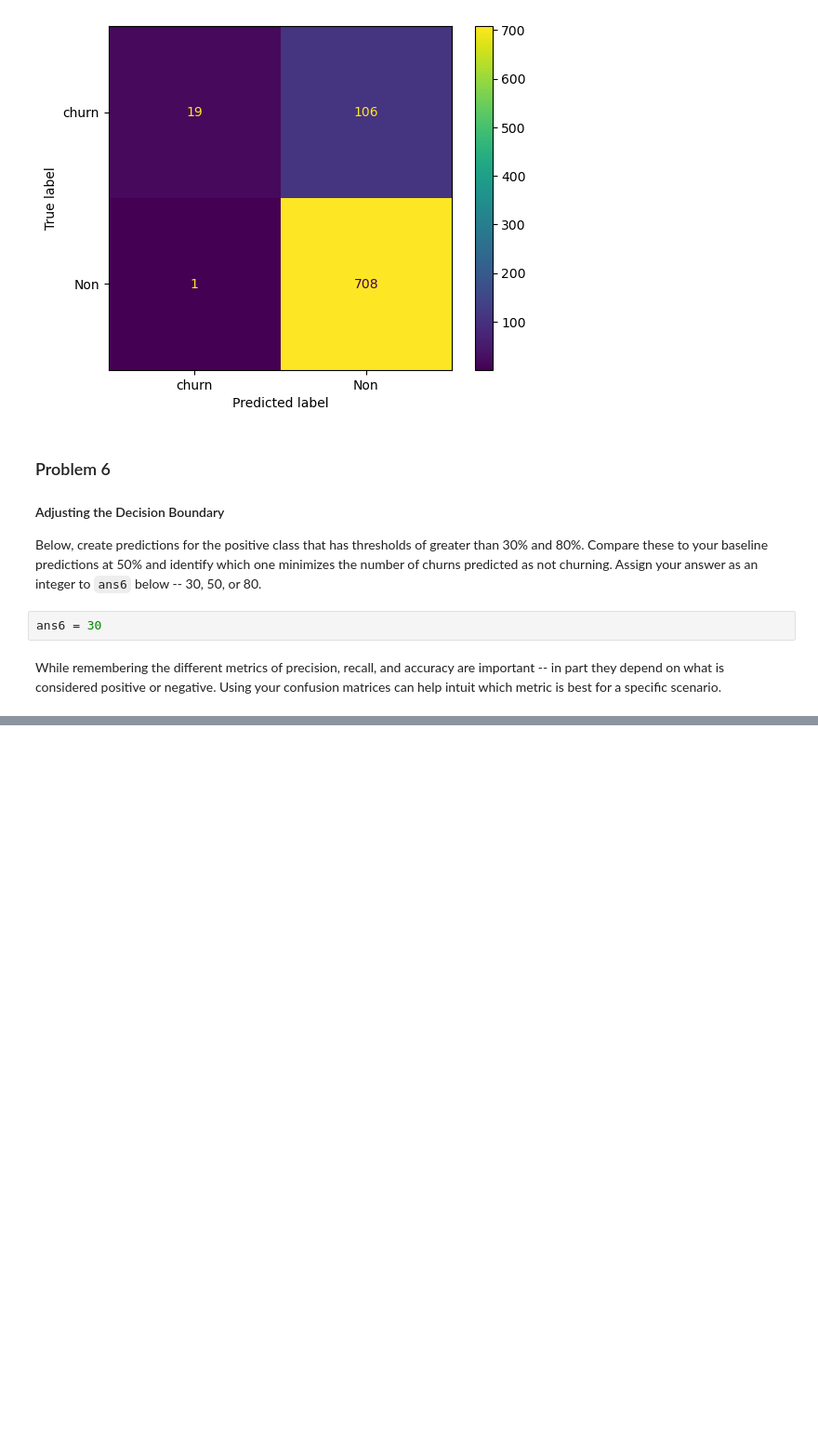
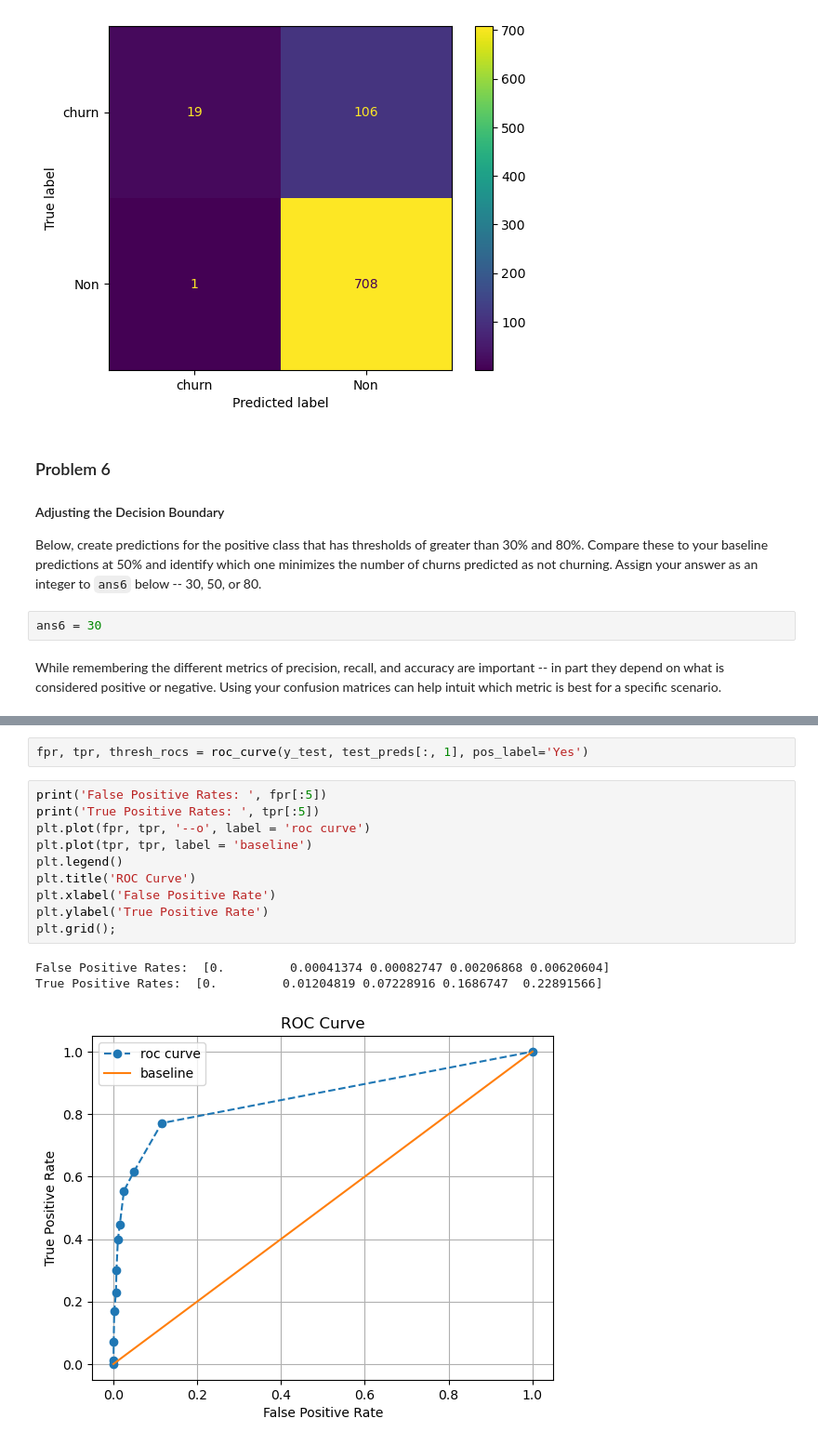
Before and after one commit to lis497/UCBerkeley-Haas-ML, a Jupyter notebook: M12/M12_2_Accuracy_Precision_Recall.ipynb, the cells around one changed output, grey strips where cells are left out. Shown at 93% size. Cells and saved outputs as stored; diff of their text form; blank space fills up the shorter version.

```diff
--- a/M12/M12_2_Accuracy_Precision_Recall.ipynb
+++ b/M12/M12_2_Accuracy_Precision_Recall.ipynb
@@ -504,0 +736,16 @@ While remembering the different metrics of precision, recall, and accuracy are i
+# %%
+fpr, tpr, thresh_rocs = roc_curve(y_test, test_preds[:, 1], pos_label='Yes')
+# %%
+print('False Positive Rates: ', fpr[:5])
+print('True Positive Rates: ', tpr[:5])
+plt.plot(fpr, tpr, '--o', label = 'roc curve')
+plt.plot(tpr, tpr, label = 'baseline')
+plt.legend()
+plt.title('ROC Curve')
+plt.xlabel('False Positive Rate')
+plt.ylabel('True Positive Rate')
+plt.grid();
+# %% [output]
+False Positive Rates:  [0.         0.00041374 0.00082747 0.00206868 0.00620604]
+True Positive Rates:  [0.         0.01204819 0.07228916 0.1686747  0.22891566]
+[figure, added]
```
Also changed, not shown: parts of 34 cells of this notebook.
